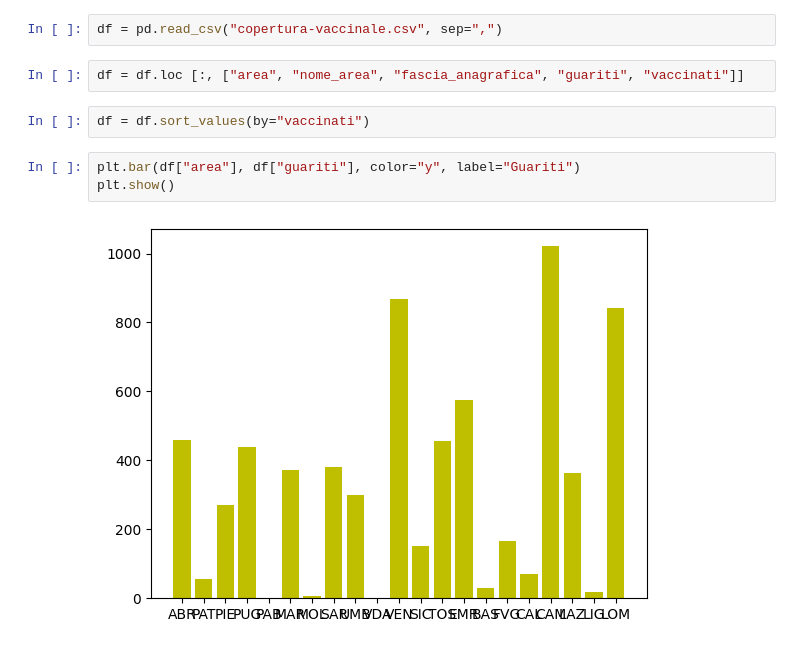
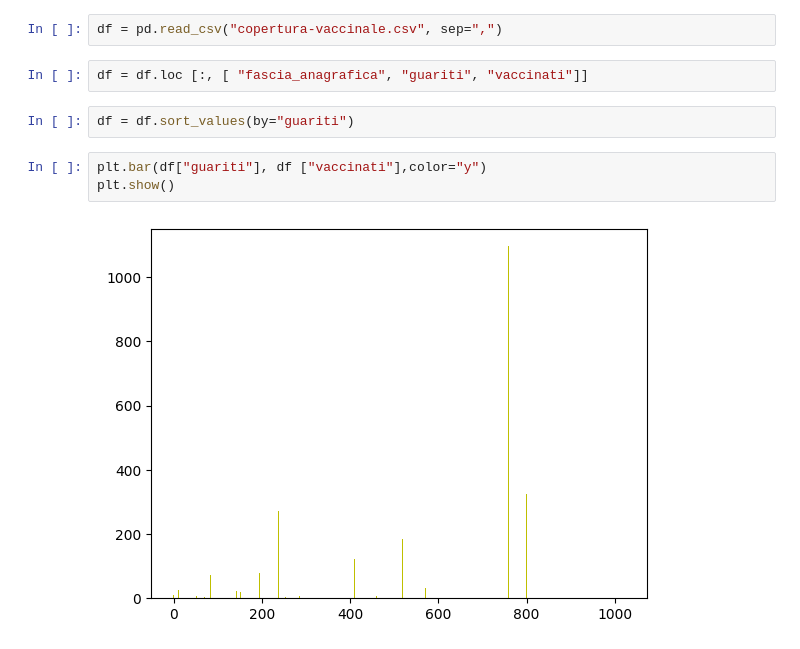
Before and after one commit to francesca-97/Jupyter, a Jupyter notebook: eserc 07-02-25.ipynb, the cells around one changed output. Drawn from its saved outputs; the diff is of its cells as text.

```diff
--- a/eserc 07-02-25.ipynb
+++ b/eserc 07-02-25.ipynb
@@ -14,12 +5,12 @@ from matplotlib import pyplot as plt
 # %%
 df = pd.read_csv("copertura-vaccinale.csv", sep=",")
 # %%
-df = df.loc [:, ["area", "nome_area", "fascia_anagrafica", "guariti", "vaccinati"]]
+df = df.loc [:, [ "fascia_anagrafica", "guariti", "vaccinati"]]
 # %%
-df = df.sort_values(by="vaccinati")
+df = df.sort_values(by="guariti")
 # %%
-plt.bar(df["area"], df["guariti"], color="y", label="Guariti")
+plt.bar(df["guariti"], df ["vaccinati"],color="y")
 plt.show()
 # %% [output]
-[figure, old version]
+[figure, new version]
 # %%
```
Also changed, not shown: parts of 3 cells of this notebook, 3 other files.
